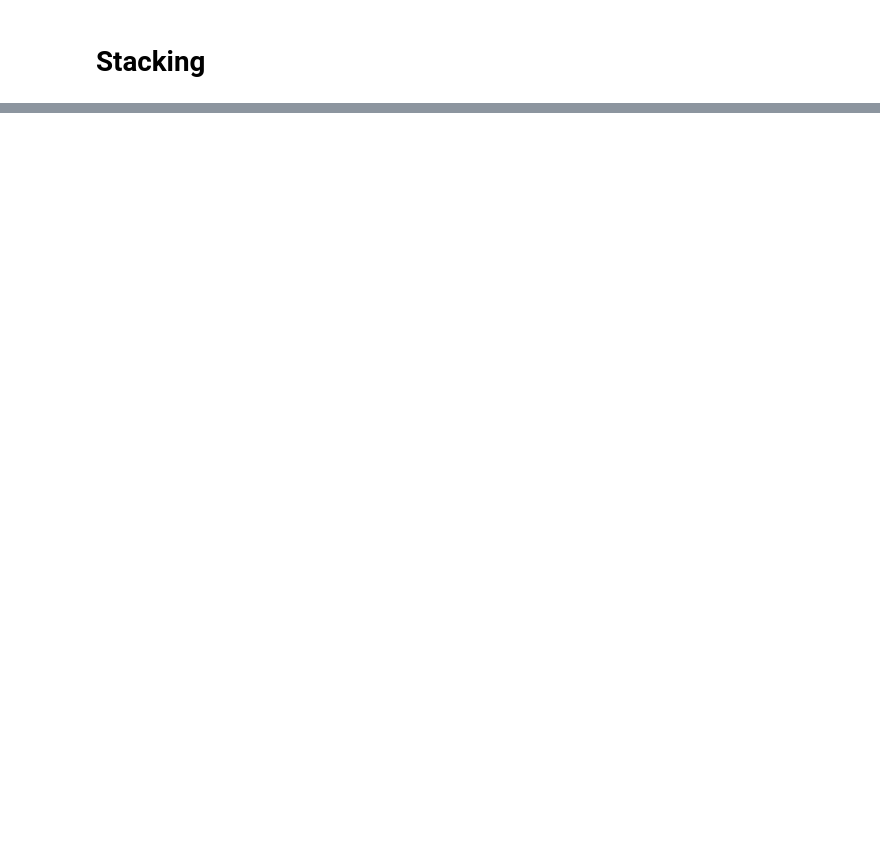
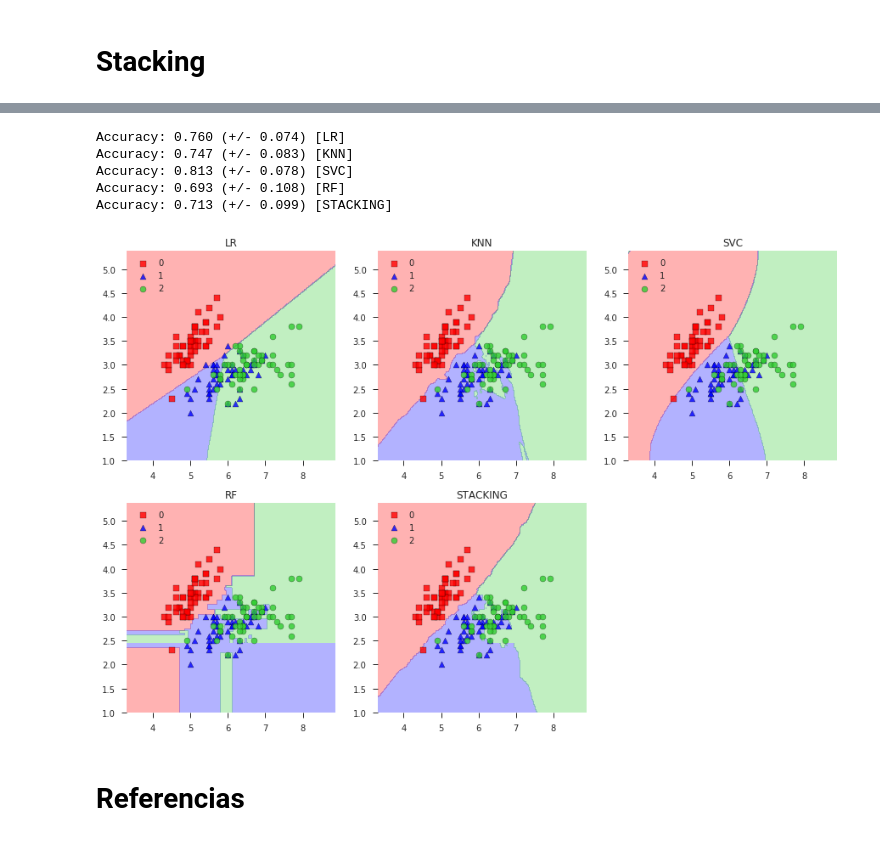
Before and after one commit to gilmar/udacity-live-coding-ensembles, a Jupyter notebook: udacity-live-coding-ensembles-stacking.ipynb, the cells around one changed output, grey strips where cells are left out. Saved outputs shown, nothing was run; the diff lists cells and outputs as text; code cells hidden in the pictures; blank space fills up the shorter version.

```diff
--- a/udacity-live-coding-ensembles-stacking.ipynb
+++ b/udacity-live-coding-ensembles-stacking.ipynb
@@ -148,4 +259,28 @@ Image(url= "https://rasbt.github.io/mlxtend/user_guide/classifier/StackingClassi
 # %%
-stacking_models_names = models.keys()
+#stacking_models_names = models.keys()
+stacking_models_names = ['LR', 'KNN', 'SVC']
 stacking_models = {name: models[name] for name in stacking_models_names}
+stacking_models['RF'] = RandomForestClassifier(random_state=13)
 stacking_estimators = [models[name] for name in stacking_models_names]
+stacking_estimators.append(stacking_models['RF'])
+# %%
+stacking = StackingClassifier(classifiers=stacking_estimators,
+                              use_probas=True,
+                              average_probas=True,
+                              meta_classifier=models['LR'])
+# %%
+stacking_models['STACKING'] = stacking
+# %%
+train_and_report(stacking_models, X, y)
+# %% [output]
+Accuracy: 0.760 (+/- 0.074) [LR]
+Accuracy: 0.747 (+/- 0.083) [KNN]
+Accuracy: 0.813 (+/- 0.078) [SVC]
+Accuracy: 0.693 (+/- 0.108) [RF]
+Accuracy: 0.713 (+/- 0.099) [STACKING]
+# %%
+plot_decision_boundaries(stacking_models, X, y)
+# %% [output]
+[figure, added]
+# %% [markdown]
+# Referencias
```
Also changed, not shown: parts of 18 cells of this notebook.
